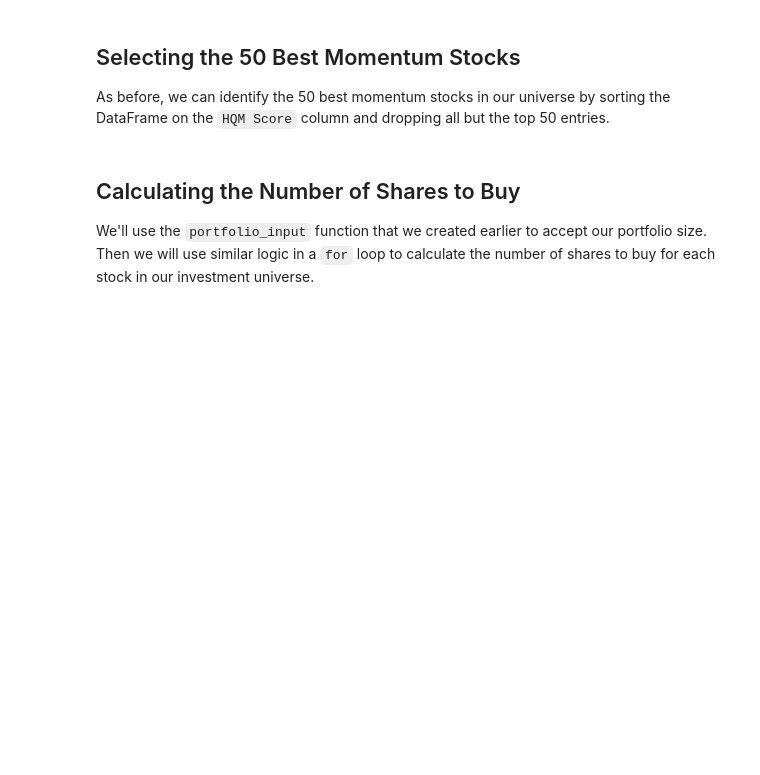
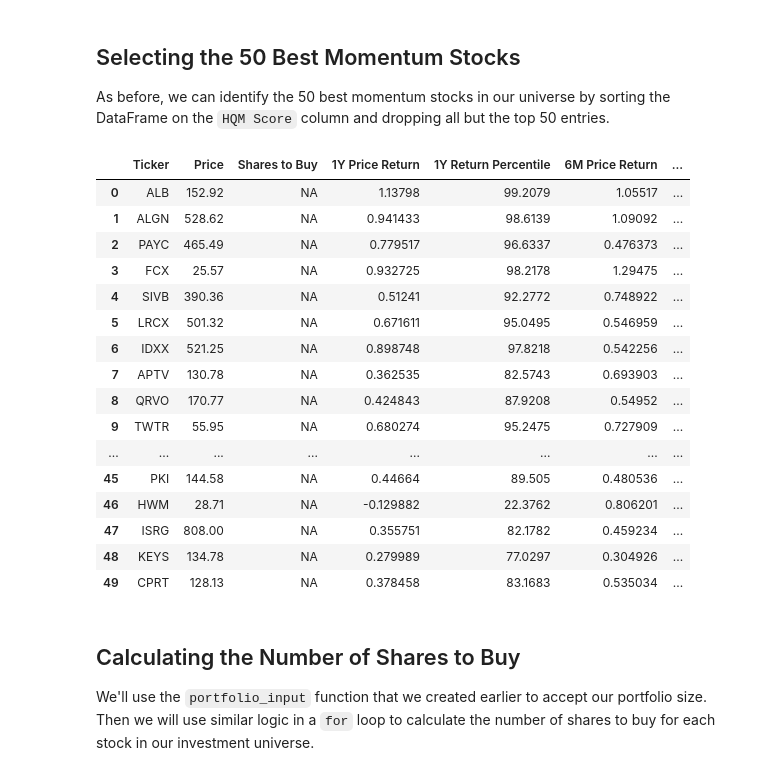
Before and after one commit to alexalexyang/trading_practice, a Jupyter notebook: algorithmic-trading-python/starter_files/002_quantitative_momentum_strategy.ipynb, the cells around one changed output. Cells and saved outputs as stored; diff of their text form; code cells hidden in the pictures; blank space fills up the shorter version.

```diff
--- a/algorithmic-trading-python/starter_files/002_quantitative_momentum_strategy.ipynb
+++ b/algorithmic-trading-python/starter_files/002_quantitative_momentum_strategy.ipynb
@@ -225,6 +225,7 @@ hqm_cols = [
     '3M Return Percentile',
     '1M Price Return',
     '1M Return Percentile',
+    'HQM Score'
 ]
 
 hqm_df = pd.DataFrame(columns=hqm_cols)
@@ -248,6 +249,7 @@ for symbol_string in symbol_strings:
                     'NA',
                     data[symbol]['stats']['month1ChangePercent'],
                     'NA',
+                    'NA'
                 ],
                 index = hqm_cols),
                 ignore_index = True
@@ -288,3 +332,17 @@ We'll now calculate our `HQM Score`, which is the high-quality momentum score th
 The `HQM Score` will be the arithmetic mean of the 4 momentum percentile scores that we calculated in the last section.
 
 To calculate arithmetic mean, we will use the `mean` function from Python's built-in `statistics` module.
+# %%
+from statistics import mean
+
+for row in hqm_df.index:
+    momentum_percentiles = []
+
+    for time_period in time_periods:
+        momentum_percentiles.append(
+            hqm_df.loc[row, f'{time_period} Return Percentile']
+        )
+
+    hqm_df.loc[row, 'HQM Score'] = mean(momentum_percentiles)
+
+hqm_df
@@ -292,6 +364,31 @@ To calculate arithmetic mean, we will use the `mean` function from Python's buil
 ## Selecting the 50 Best Momentum Stocks
 
 As before, we can identify the 50 best momentum stocks in our universe by sorting the DataFrame on the `HQM Score` column and dropping all but the top 50 entries.
+# %%
+hqm_df.sort_values('HQM Score', ascending=False, inplace=True)
+
+hqm_df = hqm_df[:50]
+hqm_df.reset_index(level=0, inplace=True, drop=True)
+
+hqm_df
+# %% [output]
+|  | Ticker | Price | Shares to Buy | 1Y Price Return | 1Y Return Percentile | 6M Price Return | ... |
+| 0 | ALB | 152.92 | NA | 1.13798 | 99.2079 | 1.05517 | ... |
+| 1 | ALGN | 528.62 | NA | 0.941433 | 98.6139 | 1.09092 | ... |
+| 2 | PAYC | 465.49 | NA | 0.779517 | 96.6337 | 0.476373 | ... |
+| 3 | FCX | 25.57 | NA | 0.932725 | 98.2178 | 1.29475 | ... |
+| 4 | SIVB | 390.36 | NA | 0.51241 | 92.2772 | 0.748922 | ... |
+| 5 | LRCX | 501.32 | NA | 0.671611 | 95.0495 | 0.546959 | ... |
+| 6 | IDXX | 521.25 | NA | 0.898748 | 97.8218 | 0.542256 | ... |
+| 7 | APTV | 130.78 | NA | 0.362535 | 82.5743 | 0.693903 | ... |
+| 8 | QRVO | 170.77 | NA | 0.424843 | 87.9208 | 0.54952 | ... |
+| 9 | TWTR | 55.95 | NA | 0.680274 | 95.2475 | 0.727909 | ... |
+| ... | ... | ... | ... | ... | ... | ... | ... |
+| 45 | PKI | 144.58 | NA | 0.44664 | 89.505 | 0.480536 | ... |
+| 46 | HWM | 28.71 | NA | -0.129882 | 22.3762 | 0.806201 | ... |
+| 47 | ISRG | 808.00 | NA | 0.355751 | 82.1782 | 0.459234 | ... |
+| 48 | KEYS | 134.78 | NA | 0.279989 | 77.0297 | 0.304926 | ... |
+| 49 | CPRT | 128.13 | NA | 0.378458 | 83.1683 | 0.535034 | ... |
 # %% [markdown]
 ## Calculating the Number of Shares to Buy
 
```
Also changed, not shown: parts of 12 cells of this notebook.
